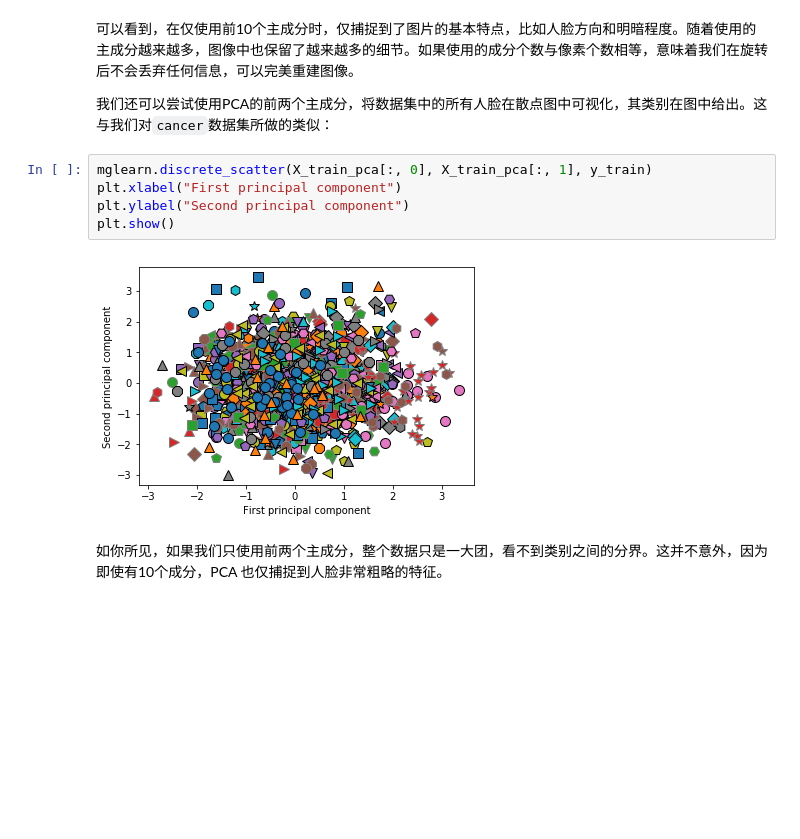
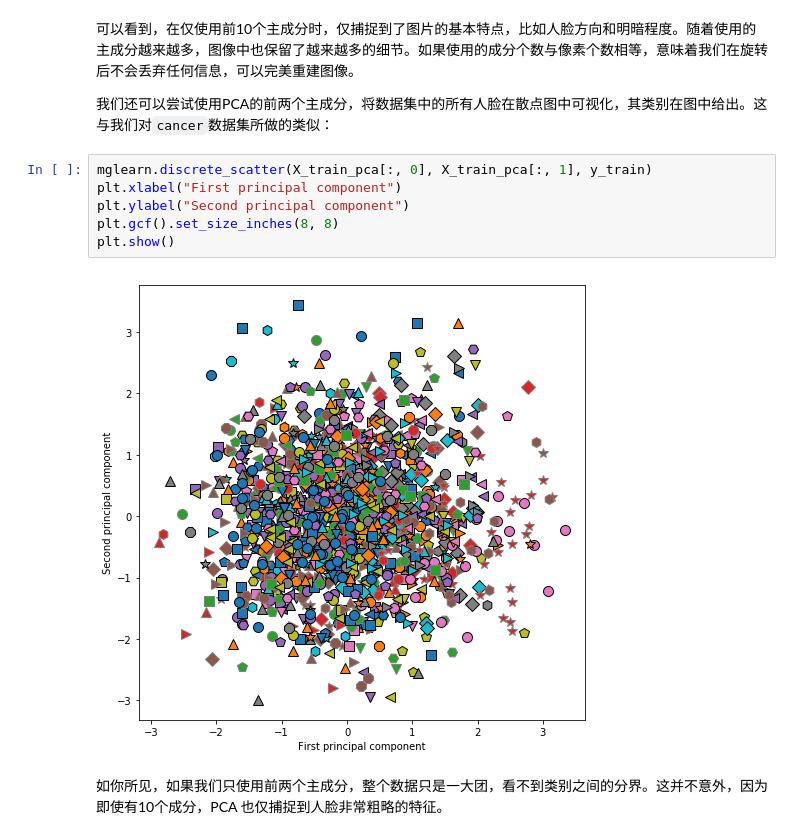
Before and after one commit to zealotcat/jupyter_backup, a Jupyter notebook: Introduction to ML with Python/03_无监督学习与预处理:3.4.1_降维_PCA.ipynb, the cells around one changed output. Saved outputs shown, nothing was run; the diff lists cells and outputs as text; blank space fills up the shorter version.

```diff
--- a/Introduction to ML with Python/03_无监督学习与预处理:3.4.1_降维_PCA.ipynb
+++ b/Introduction to ML with Python/03_无监督学习与预处理:3.4.1_降维_PCA.ipynb
@@ -266,9 +265,10 @@ plt.show()
 # %%
 mglearn.discrete_scatter(X_train_pca[:, 0], X_train_pca[:, 1], y_train)
 plt.xlabel("First principal component")
 plt.ylabel("Second principal component")
+plt.gcf().set_size_inches(8, 8)
 plt.show()
 # %% [output]
-[figure, old version]
+[figure, new version]
 # %% [markdown]
 如你所见，如果我们只使用前两个主成分，整个数据只是一大团，看不到类别之间的分界。这并不意外，因为即使有10个成分，PCA 也仅捕捉到人脸非常粗略的特征。
```
Also changed, not shown: parts of 4 cells of this notebook, 43 other files.
